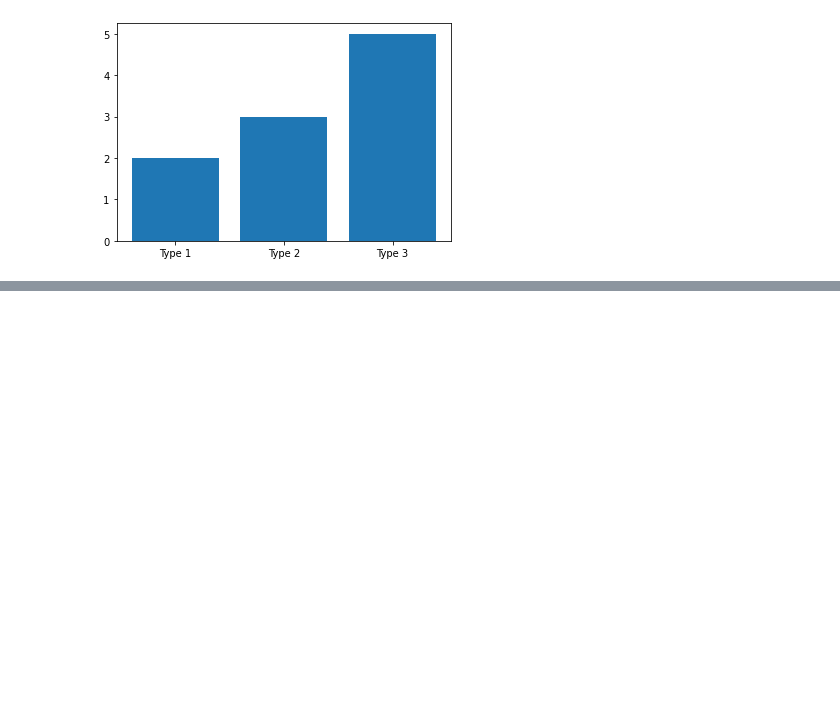
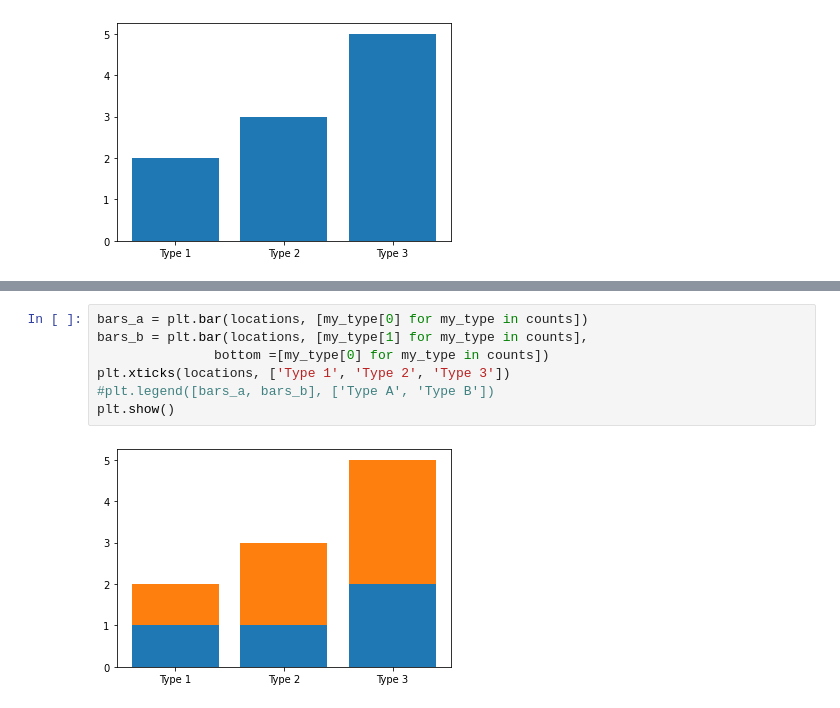
Before and after one commit to jiltednut/stat_calc_py, a Jupyter notebook: Chapter_2/3. Pandas/Pandas_Seaborn_Data_Viz.ipynb, the cells around one changed output, grey strips where cells are left out. Drawn from its saved outputs; the diff is of its cells as text; blank space fills up the shorter version.

```diff
--- a/Chapter_2/3. Pandas/Pandas_Seaborn_Data_Viz.ipynb
+++ b/Chapter_2/3. Pandas/Pandas_Seaborn_Data_Viz.ipynb
@@ -57,0 +79,9 @@ plt.show()
+# %%
+bars_a = plt.bar(locations, [my_type[0] for my_type in counts])
+bars_b = plt.bar(locations, [my_type[1] for my_type in counts],
+               bottom =[my_type[0] for my_type in counts])
+plt.xticks(locations, ['Type 1', 'Type 2', 'Type 3'])
+#plt.legend([bars_a, bars_b], ['Type A', 'Type B'])
+plt.show()
+# %% [output]
+[figure, added]
```
Also changed, not shown: parts of 17 cells of this notebook, 1 other file.
